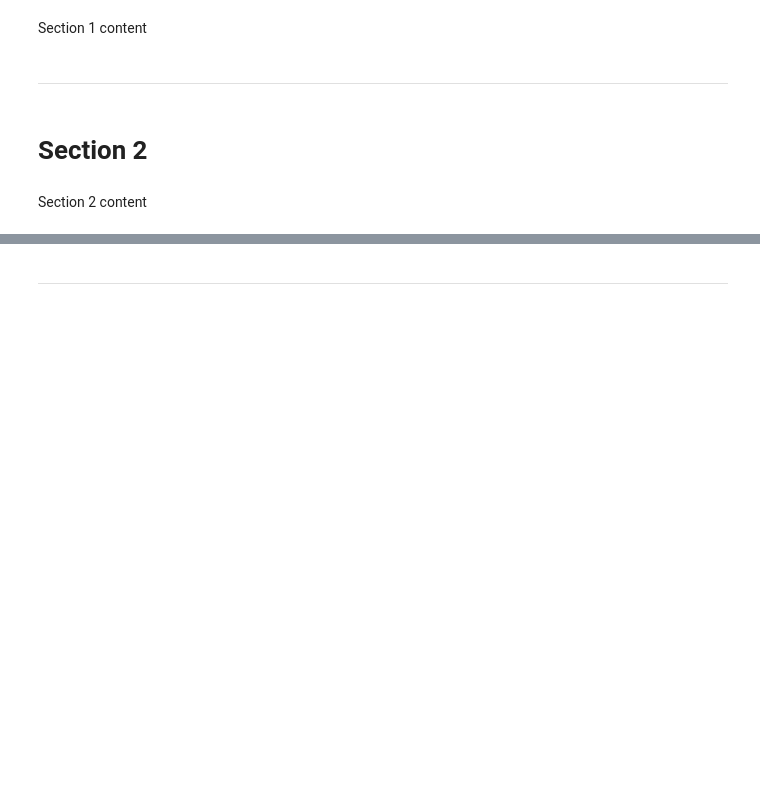
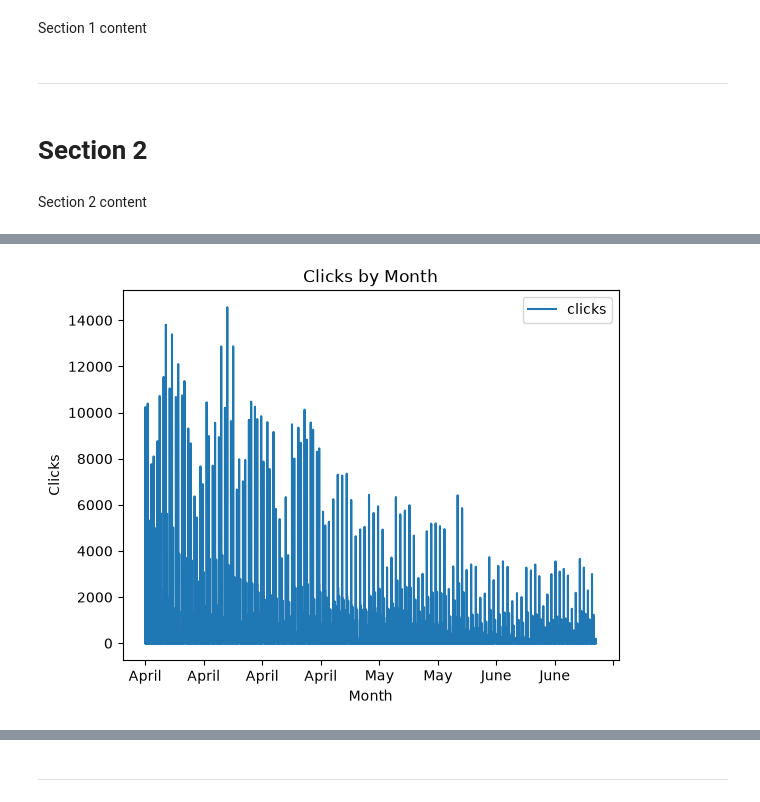
Before and after one commit to Oliver-code26/Unit1_Resub_Digital_Marketing, a Jupyter notebook: jupyter_notebooks/Notebook.ipynb, the cells around one changed output, grey strips where cells are left out. Cells and saved outputs as stored; diff of their text form; code cells hidden in the pictures; blank space fills up the shorter version.

```diff
--- a/jupyter_notebooks/Notebook.ipynb
+++ b/jupyter_notebooks/Notebook.ipynb
@@ -57,3 +63,21 @@ import seaborn as sns
 # Section 2
 # %% [markdown]
 Section 2 content
+# %%
+#make "online_advertising_performance_data.csv" file as csv file and read it into a pandas dataframe called "df"
+# Locate the CSV file within the project directory and load it
+csv_file = next(
+    (root + os.sep + file
+     for root, _, files in os.walk(current_dir)
+     for file in files
+     if file.lower() == "online_advertising_performance_data.csv"),
+    None
+)
+
+if csv_file is None:
+    raise FileNotFoundError(
+        "Place 'online_advertising_performance_data.csv' inside the project folder."
+    )
+
+df = pd.read_csv(csv_file)
+df.head()
@@ -59,0 +241,10 @@ Section 2 content
+# %%
+# generate a line chart of "clicks" for "campaign_number" from the "clean_performance.csv" file and show me the months "April", "May", and "June" on the x-axis and "clicks" on the y-axis
+# Create a line chart for clicks by campaign_number from the clean performance data
+df_line_chart = df_cleaned[df_cleaned['month'].isin(['April', 'May', 'June'])]
+df_line_chart.plot(x='month', y='clicks', kind='line', title='Clicks by Month')
+plt.xlabel('Month')
+plt.ylabel('Clicks')
+plt.show()
+# %% [output]
+[figure, added]
```
Also changed, not shown: parts of 23 cells of this notebook, 2 other files.
